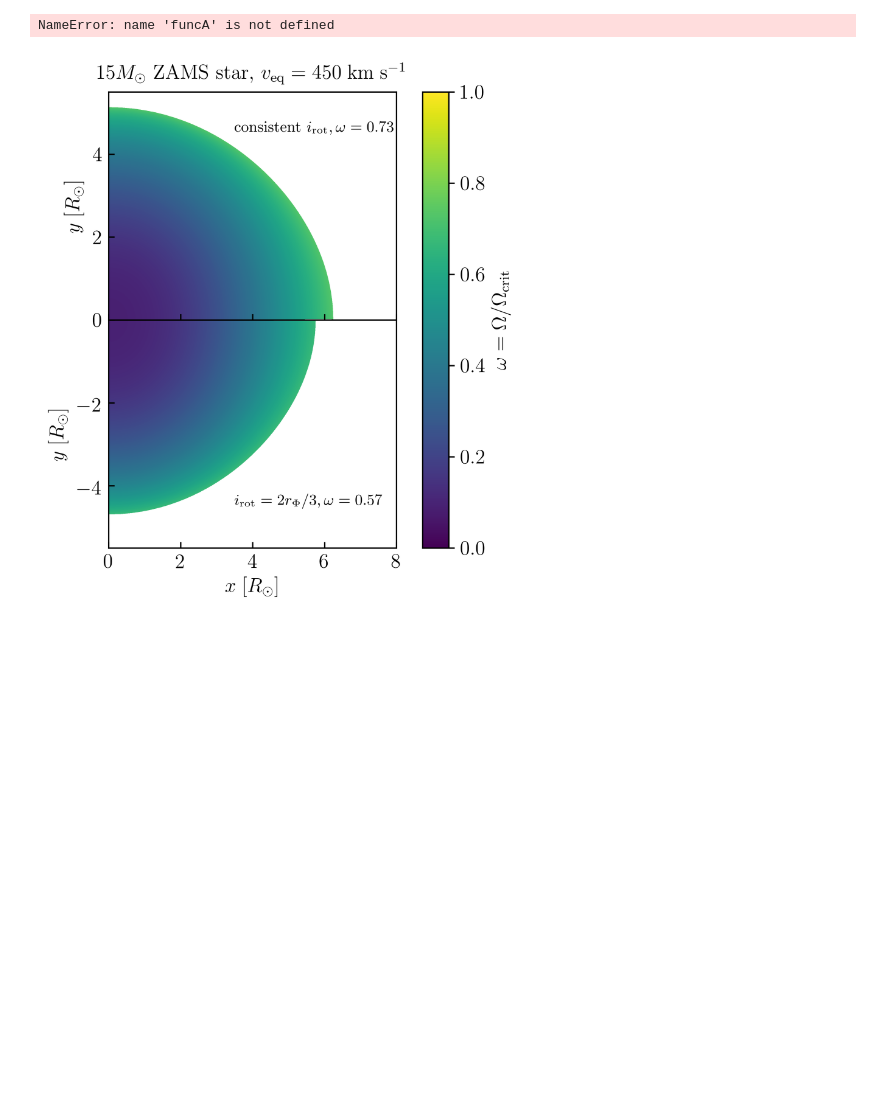
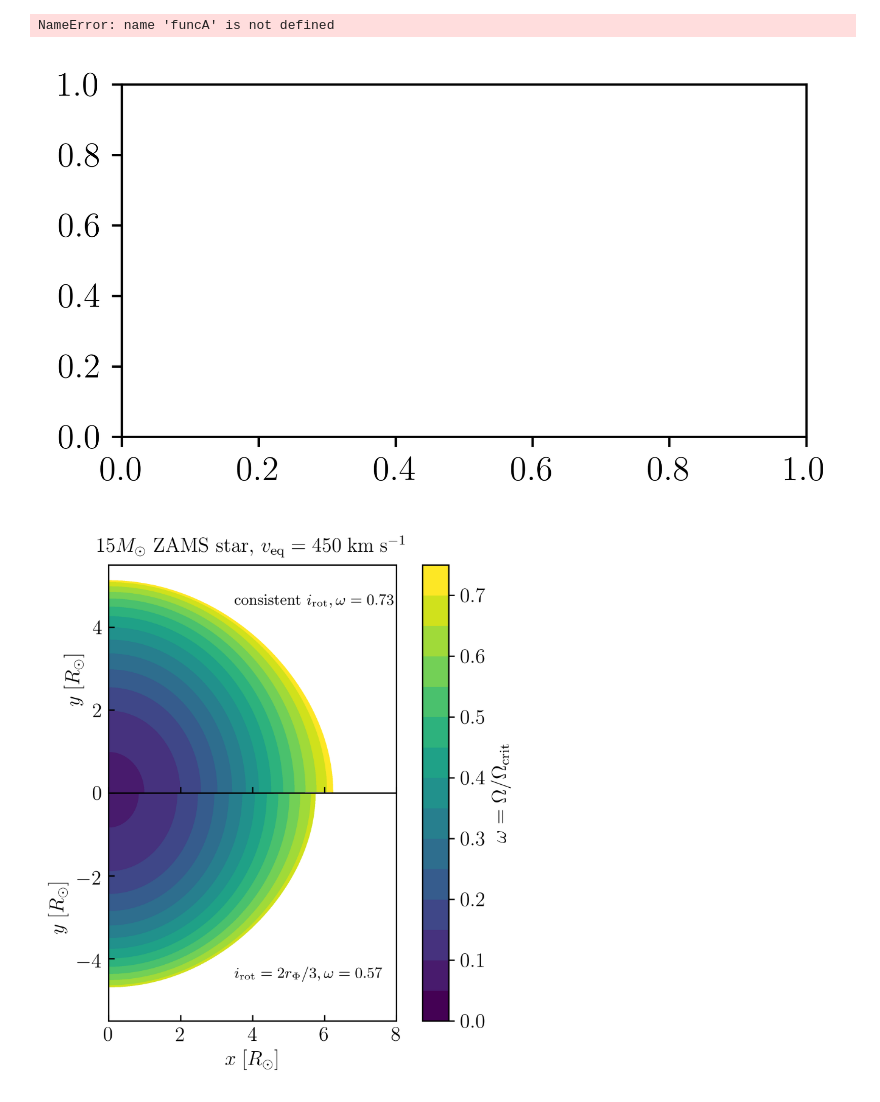
Before and after one commit to orlox/eval_fp_ft, a Jupyter notebook: fpft.ipynb, the cells around one changed output. Saved outputs shown, nothing was run; the diff lists cells and outputs as text; code cells hidden in the pictures; blank space fills up the shorter version.

```diff
--- a/fpft.ipynb
+++ b/fpft.ipynb
@@ -668,6 +668,11 @@ Rsun = 6.9598e10
 import mesa_data as md
 import numpy as np
 import matplotlib.pyplot as plt
+from matplotlib.colors import BoundaryNorm
+from matplotlib.ticker import MaxNLocator
+from pylab import *
+
+cmap = cm.get_cmap('viridis',15)
 
 ax1 = plt.subplot(211)
 profile1 = md.mesa_data("mesa_model/prof_consistent.data")
@@ -691,7 +696,7 @@ for i in range(len(profile1.get("zone"))-1,-1,-1):
         Y[i,j] = np.sqrt(factor-(xvals[j]*re_p)**2)*np.power(cgrav*m/om**2,1./3.)/Rsun
         Z[i,j] = w
     #break
-im = ax1.pcolor(X, Y, Z,rasterized=True,vmin=0,vmax=1)
+im = ax1.pcolor(X, Y, Z,rasterized=True,cmap=cmap,vmin=0,vmax=0.75)
 ax1.set_xlim([0,8])
 ax1.set_ylim([0,5.5])
 ax1.set_title("$15M_\\odot$ ZAMS star, $v_{\\rm eq}=450\;\\rm km\\;s^{-1}$")
@@ -721,7 +726,7 @@ for i in range(len(profile1.get("zone"))-1,-1,-1):
         Y[i,j] = -np.sqrt(factor-(xvals[j]*re_p)**2)*np.power(cgrav*m/om**2,1./3.)/Rsun
         Z[i,j] = w
     #break
-im = ax2.pcolor(X, Y, Z,rasterized=True,vmin=0,vmax=1)
+im = ax2.pcolor(X, Y, Z,rasterized=True,cmap=cmap,vmin=0,vmax=0.75)
 ax2.set_xlim([0,8])
 ax2.set_ylim([-5.5,0])
 #plt.colorbar(im)
@@ -738,31 +743,32 @@ ax2.text(3.5,-4.5,"$i_{\\rm rot}=2r_\\Phi/3, \omega=0.57$",fontsize=9)
 fig.subplots_adjust(right=0.7, hspace=0)
 cbar_ax = fig.add_axes([0.75, 0.15, 0.05, 0.75])
 cb1 = fig.colorbar(im, cax=cbar_ax)
 cb1.set_label('$\\omega=\\Omega/\\Omega_{\\rm crit}$')
 
 plt.show()
 
 params = {'backend': 'pdf',
             'figure.figsize': [4.3, 3.0],
             'font.family':'serif',
             'font.size':12,
             'font.serif': 'Times Roman',
             'axes.titlesize': 'medium',
             'axes.labelsize': 'medium',
             'text.usetex': True,
             'legend.fontsize': 8,
             'legend.frameon' : False,
             'figure.dpi': 600,
             'lines.markersize': 2,
             'lines.linewidth': 2,
             'lines.antialiased': False,
             'path.simplify': False,
             'legend.handlelength':3,
             'figure.subplot.bottom':0.15,
             'figure.subplot.top':0.9,
             'figure.subplot.left':0.15,
             'figure.subplot.right':0.92}
 
 mpl.rcParams.update(params)
 # %% [output]
-[figure, old version]
+[figure, new version]
+[figure, added]
```
